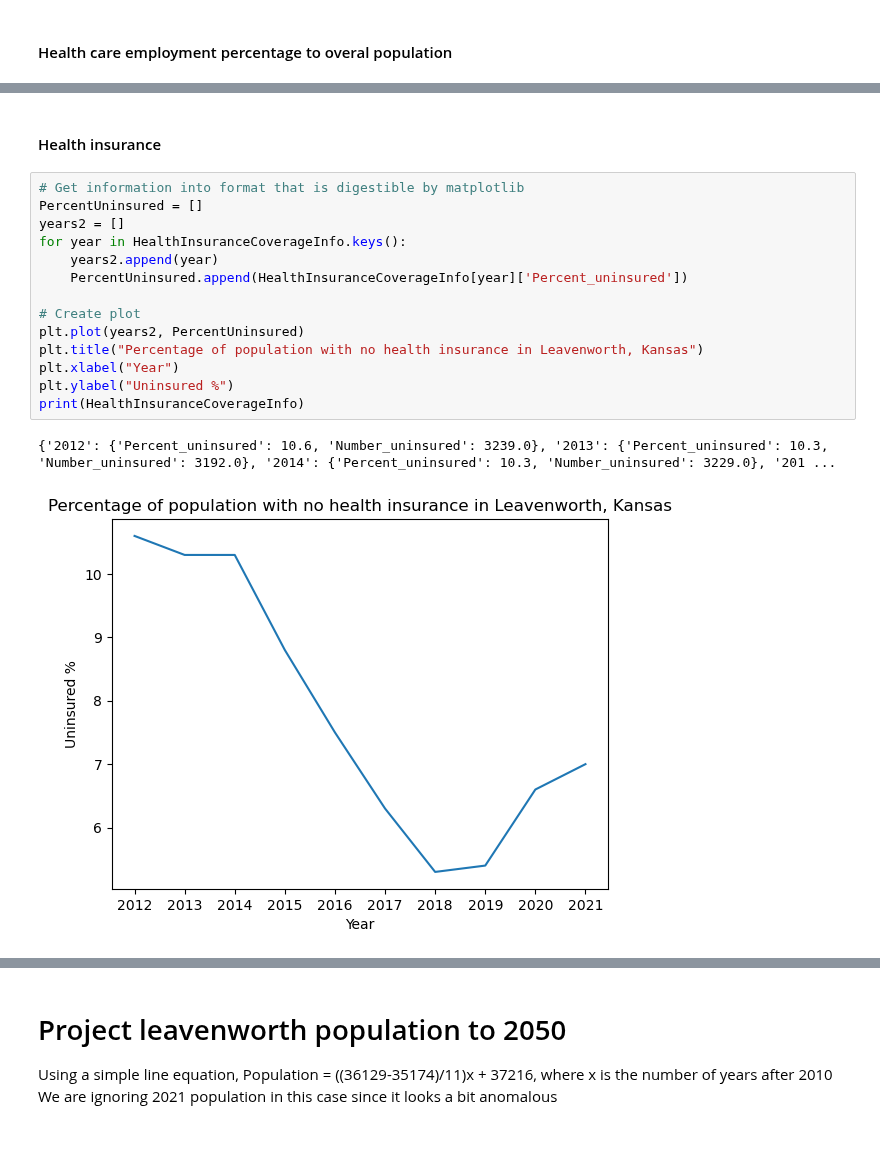
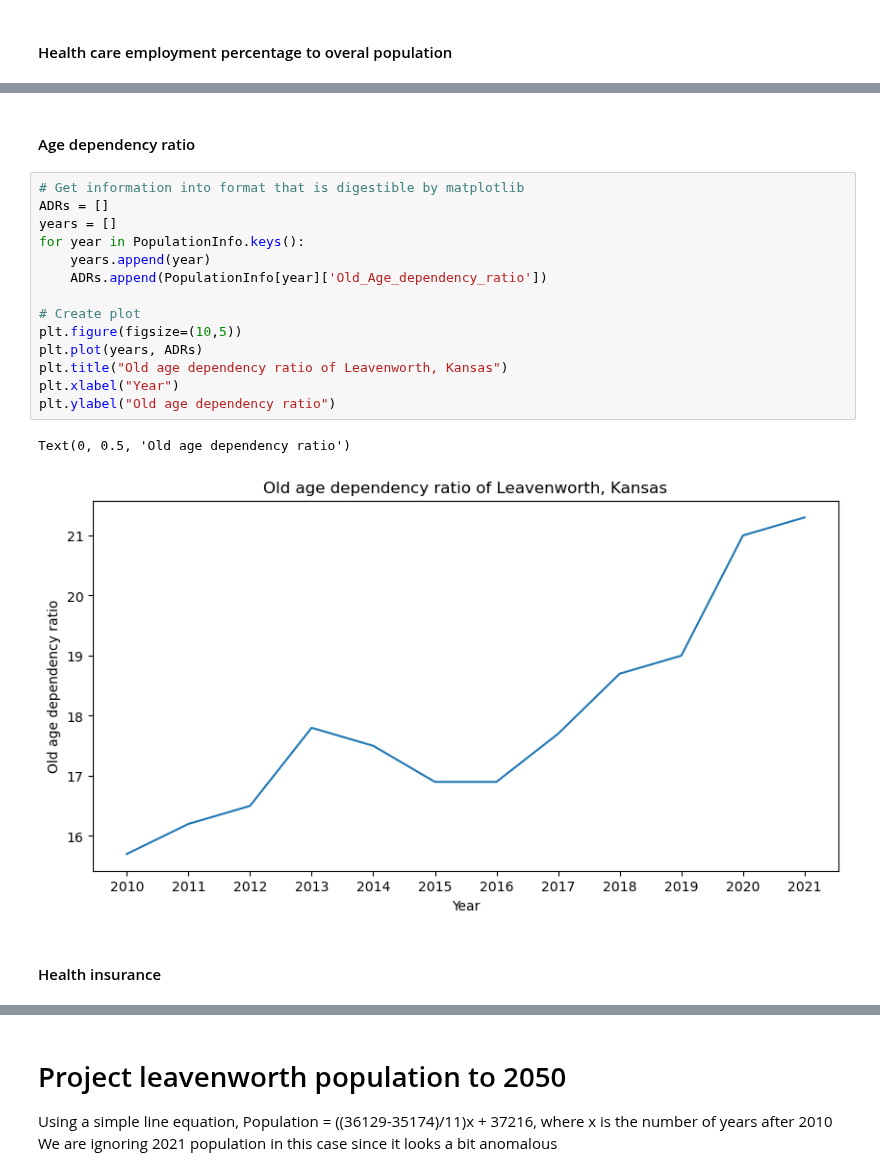
Before and after one commit to ZachBowyer/data-512-common_analysis, a Jupyter notebook: Src/Extended_Analysis.ipynb, the cells around one changed output, grey strips where cells are left out. Saved outputs shown, nothing was run; the diff lists cells and outputs as text; blank space fills up the shorter version.

```diff
--- a/Src/Extended_Analysis.ipynb
+++ b/Src/Extended_Analysis.ipynb
@@ -269,19 +257,21 @@ Text(0, 0.5, 'Age dependency ratio')
-# %% [markdown]
-#### Health insurance
-# %%
-# Get information into format that is digestible by matplotlib
-PercentUninsured = []
-years2 = []
-for year in HealthInsuranceCoverageInfo.keys():
-    years2.append(year)
-    PercentUninsured.append(HealthInsuranceCoverageInfo[year]['Percent_uninsured'])
-
-# Create plot
-plt.plot(years2, PercentUninsured)
-plt.title("Percentage of population with no health insurance in Leavenworth, Kansas")
-plt.xlabel("Year")
-plt.ylabel("Uninsured %")
-print(HealthInsuranceCoverageInfo)
-# %% [output]
-{'2012': {'Percent_uninsured': 10.6, 'Number_uninsured': 3239.0}, '2013': {'Percent_uninsured': 10.3, 'Number_uninsured': 3192.0}, '2014': {'Percent_uninsured': 10.3, 'Number_uninsured': 3229.0}, '201 ...
-[figure, removed]
+# %% [markdown]
+#### Age dependency ratio
+# %%
+# Get information into format that is digestible by matplotlib
+ADRs = []
+years = []
+for year in PopulationInfo.keys():
+    years.append(year)
+    ADRs.append(PopulationInfo[year]['Old_Age_dependency_ratio'])
+
+# Create plot
+plt.figure(figsize=(10,5))
+plt.plot(years, ADRs)
+plt.title("Old age dependency ratio of Leavenworth, Kansas")
+plt.xlabel("Year")
+plt.ylabel("Old age dependency ratio")
+# %% [output]
+Text(0, 0.5, 'Old age dependency ratio')
+[figure, added]
+# %% [markdown]
+#### Health insurance
```
Also changed, not shown: parts of 18 cells of this notebook, 2 other files.
